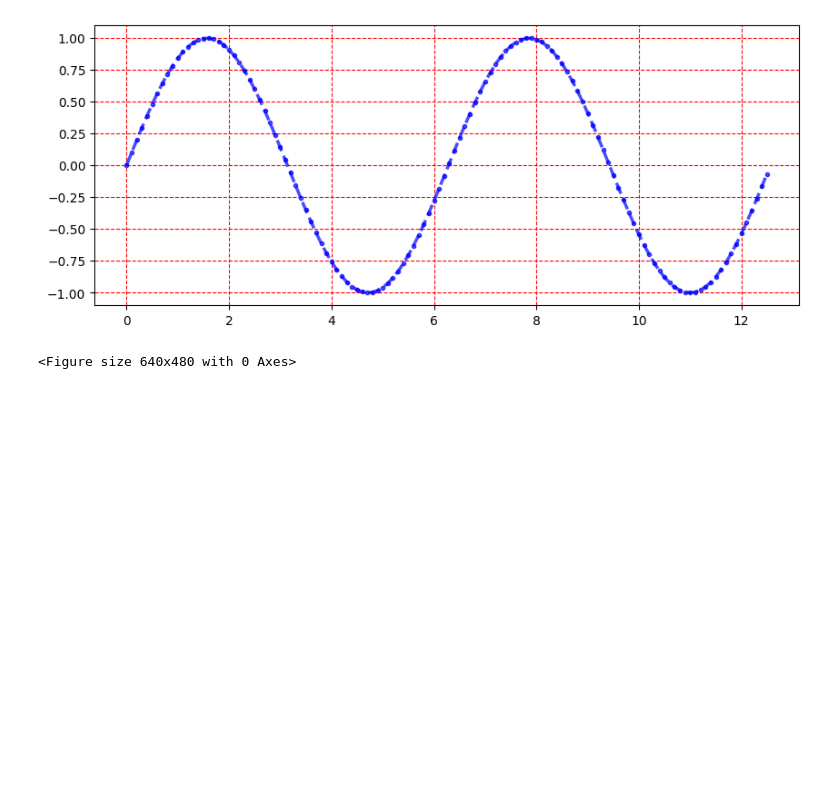
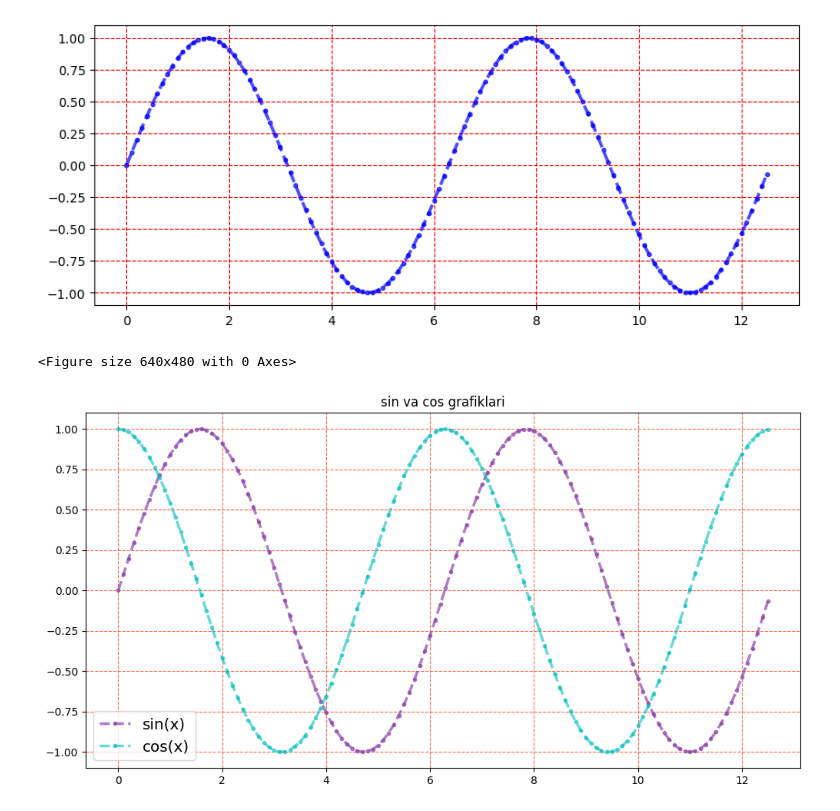
Before and after one commit to Jakbarov7/LearnDataScienceBootcamp, a Jupyter notebook: graphics/L1.ipynb, the cells around one changed output. Saved outputs shown, nothing was run; the diff lists cells and outputs as text; code cells hidden in the pictures; blank space fills up the shorter version.

```diff
--- a/graphics/L1.ipynb
+++ b/graphics/L1.ipynb
@@ -101,3 +101,29 @@ plt.show()
 plt.savefig("sin(x)")
 # %% [output]
 <Figure size 640x480 with 0 Axes>
+# %%
+# sin(x) va cos(x) grafiklarini ustma-ust qilib chizamiz
+x = np.arange(0, 4 * np.pi, 0.1)
+sin = np.sin(x) # sin(x)
+cos = np.cos(x) # cos(x)
+
+# grafik hajmini beramiz
+plt.figure(figsize=(12, 6))
+
+# sin(x) grafigini chizamiz
+plt.plot(x, sin, linewidth=2.5, linestyle='--', color='#8E44AD', alpha=0.7, marker='.')
+
+# cos(x) grafigini chizamiz
+plt.plot(x, cos, linewidth=2.5, linestyle='--', color='c', alpha=0.6, marker='.')
+
+# grafikka umumiy nom beramiz
+plt.title("sin va cos grafiklari")
+
+# yangi funksiya | grafik rasmini bir burchagida qaysi rangli chiziqlar nimaniki ekanligini ko'rsatib turadi
+plt.legend(['sin(x)', 'cos(x)'], loc=0, fontsize='x-large')
+
+# grafik ustiga setka tortamiz
+plt.grid(color='tomato', linestyle='--')
+plt.show()
+# %% [output]
+[figure, added]
```
